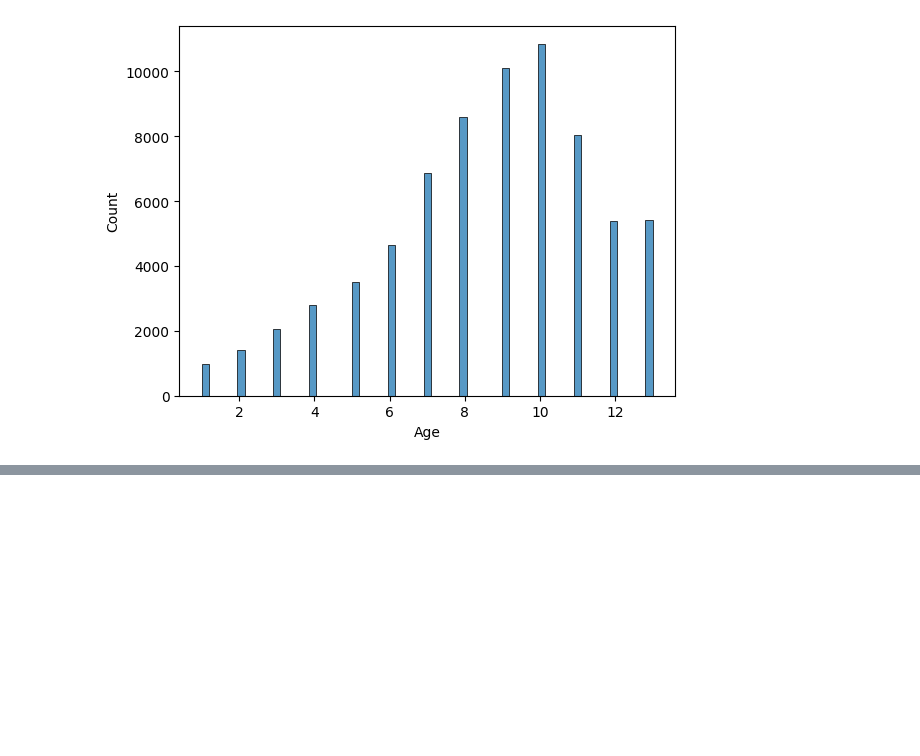
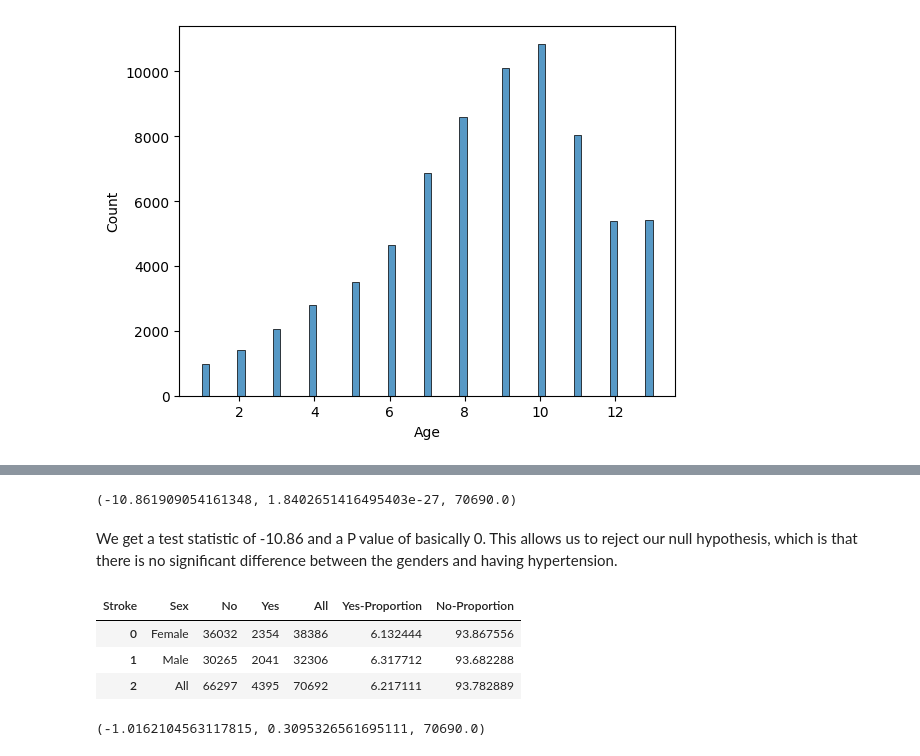
Before and after one commit to mz123analysis/Health-Analysis, a Jupyter notebook: Analysis/Analysis of our Heath Data.ipynb, the cells around one changed output, grey strips where cells are left out. Cells and saved outputs as stored; diff of their text form; code cells hidden in the pictures; blank space fills up the shorter version.

```diff
--- a/Analysis/Untitled-1.ipynb
+++ b/Analysis/Analysis of our Heath Data.ipynb
@@ -138,0 +183,27 @@ As we can see, as the people get older, both diabetes, hypertension, stroke incr
+# %%
+dafemale = da.loc[da['Sex'] == 'Female', "Hypertension"].replace({"Yes": 1, "No": 0})
+daMale = da.loc[da['Sex'] == 'Male', "Hypertension"].replace({"Yes": 1, "No": 0})
+
+sm.stats.ttest_ind(dafemale, daMale)
+# %% [output]
+(-10.861909054161348, 1.8402651416495403e-27, 70690.0)
+# %% [markdown]
+We get a test statistic of -10.86 and a P value of basically 0. This allows us to reject our null hypothesis, which is that there is no significant difference between the genders and having hypertension.
+# %%
+crosstabs = pd.crosstab(index=da['Sex'], columns = da['Stroke'], margins=True)
+crosstabs['Yes-Proportion'] = crosstabs['Yes']/ crosstabs['All'] * 100
+crosstabs['No-Proportion'] = crosstabs['No']/ crosstabs['All'] * 100
+crosstabs.reset_index(inplace=True)
+crosstabs
+# %% [output]
+| Stroke | Sex | No | Yes | All | Yes-Proportion | No-Proportion |
+| 0 | Female | 36032 | 2354 | 38386 | 6.132444 | 93.867556 |
+| 1 | Male | 30265 | 2041 | 32306 | 6.317712 | 93.682288 |
+| 2 | All | 66297 | 4395 | 70692 | 6.217111 | 93.782889 |
+# %%
+dafemale = da.loc[da['Sex'] == 'Female', "Stroke"].replace({"Yes": 1, "No": 0})
+daMale = da.loc[da['Sex'] == 'Male', "Stroke"].replace({"Yes": 1, "No": 0})
+
+sm.stats.ttest_ind(dafemale, daMale)
+# %% [output]
+(-1.0162104563117815, 0.3095326561695111, 70690.0)
```
Also changed, not shown: parts of 32 cells of this notebook, 6 other files.
